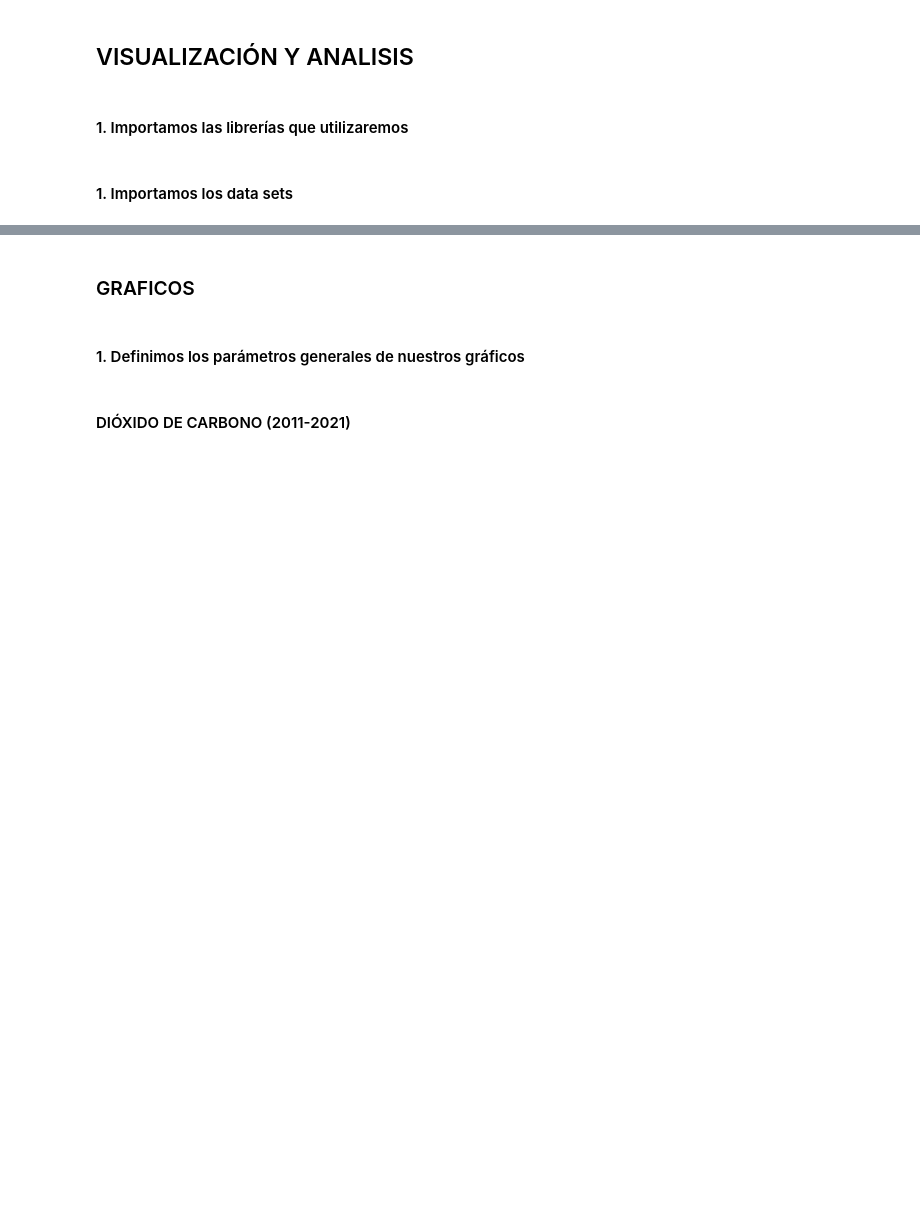
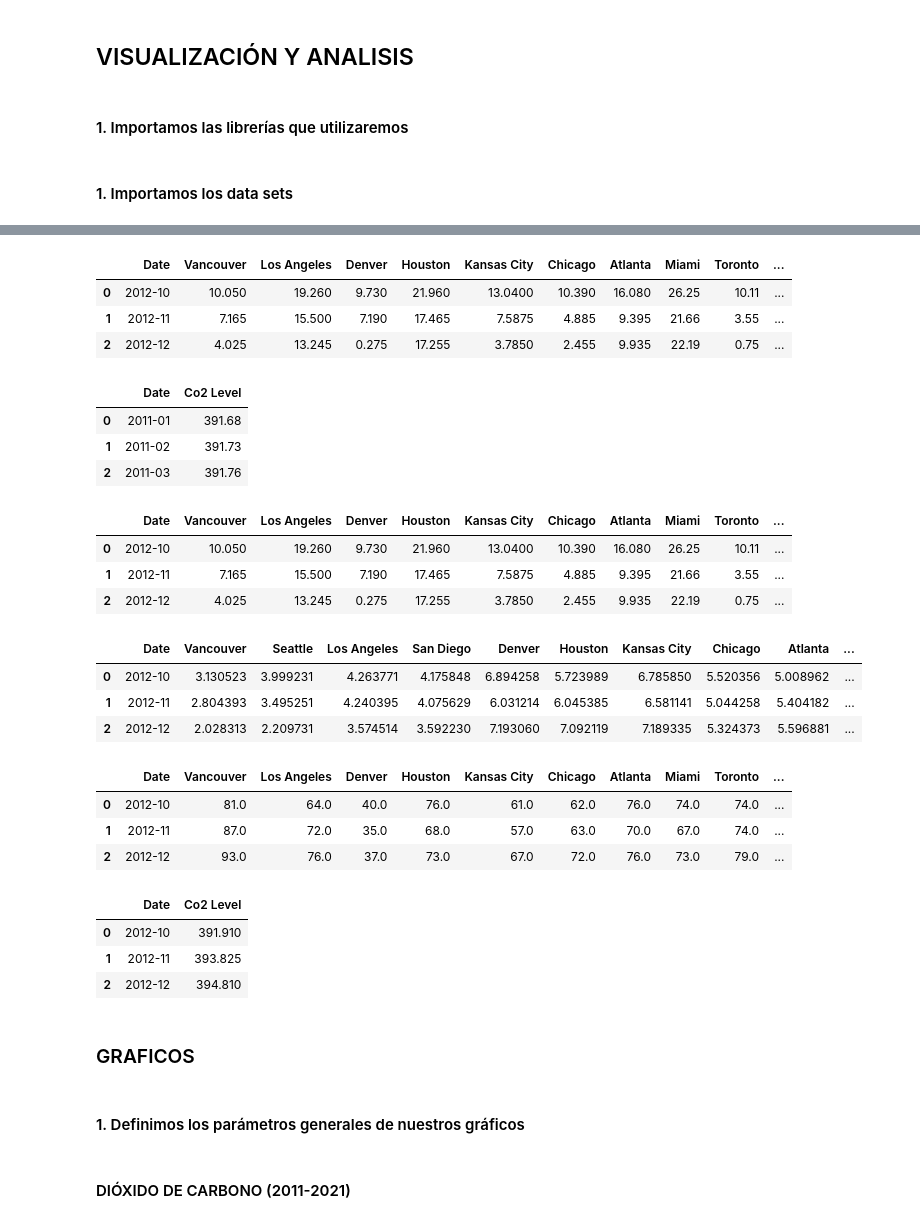
Before and after one commit to JulianTrufero/CO2-and-Temperatures-Seasonality, a Jupyter notebook: visualizations.ipynb, the cells around one changed output, grey strips where cells are left out. Saved outputs shown, nothing was run; the diff lists cells and outputs as text; code cells hidden in the pictures; blank space fills up the shorter version.

```diff
--- a/visualizations.ipynb
+++ b/visualizations.ipynb
@@ -14,15 +36,57 @@ import seaborn as sns
 # %%
 temc = pd.read_csv('/home/julian/Cursos/Ironhack/Proyectos/Proyecto2/P2-Pipelines/temc')
+# %%
+temc.head(3)
+# %% [output]
+|  | Date | Vancouver | Los Angeles | Denver | Houston | Kansas City | Chicago | Atlanta | Miami | Toronto | ... |
+| 0 | 2012-10 | 10.050 | 19.260 | 9.730 | 21.960 | 13.0400 | 10.390 | 16.080 | 26.25 | 10.11 | ... |
+| 1 | 2012-11 | 7.165 | 15.500 | 7.190 | 17.465 | 7.5875 | 4.885 | 9.395 | 21.66 | 3.55 | ... |
+| 2 | 2012-12 | 4.025 | 13.245 | 0.275 | 17.255 | 3.7850 | 2.455 | 9.935 | 22.19 | 0.75 | ... |
 # %%
 co2 = pd.read_csv('/home/julian/Cursos/Ironhack/Proyectos/Proyecto2/P2-Pipelines/co2')
+# %%
+co2.head(3)
+# %% [output]
+|  | Date | Co2 Level |
+| 0 | 2011-01 | 391.68 |
+| 1 | 2011-02 | 391.73 |
+| 2 | 2011-03 | 391.76 |
 # %%
 tyc = pd.read_csv('/home/julian/Cursos/Ironhack/Proyectos/Proyecto2/P2-Pipelines/tyc')
+# %%
+tyc.head(3)
+# %% [output]
+|  | Date | Vancouver | Los Angeles | Denver | Houston | Kansas City | Chicago | Atlanta | Miami | Toronto | ... |
+| 0 | 2012-10 | 10.050 | 19.260 | 9.730 | 21.960 | 13.0400 | 10.390 | 16.080 | 26.25 | 10.11 | ... |
+| 1 | 2012-11 | 7.165 | 15.500 | 7.190 | 17.465 | 7.5875 | 4.885 | 9.395 | 21.66 | 3.55 | ... |
+| 2 | 2012-12 | 4.025 | 13.245 | 0.275 | 17.255 | 3.7850 | 2.455 | 9.935 | 22.19 | 0.75 | ... |
 # %%
 volat = pd.read_csv('/home/julian/Cursos/Ironhack/Proyectos/Proyecto2/P2-Pipelines/volat')
+# %%
+volat.head(3)
+# %% [output]
+|  | Date | Vancouver | Seattle | Los Angeles | San Diego | Denver | Houston | Kansas City | Chicago | Atlanta | ... |
+| 0 | 2012-10 | 3.130523 | 3.999231 | 4.263771 | 4.175848 | 6.894258 | 5.723989 | 6.785850 | 5.520356 | 5.008962 | ... |
+| 1 | 2012-11 | 2.804393 | 3.495251 | 4.240395 | 4.075629 | 6.031214 | 6.045385 | 6.581141 | 5.044258 | 5.404182 | ... |
+| 2 | 2012-12 | 2.028313 | 2.209731 | 3.574514 | 3.592230 | 7.193060 | 7.092119 | 7.189335 | 5.324373 | 5.596881 | ... |
 # %%
 hm = pd.read_csv('/home/julian/Cursos/Ironhack/Proyectos/Proyecto2/P2-Pipelines/hm')
+# %%
+hm.head(3)
+# %% [output]
+|  | Date | Vancouver | Los Angeles | Denver | Houston | Kansas City | Chicago | Atlanta | Miami | Toronto | ... |
+| 0 | 2012-10 | 81.0 | 64.0 | 40.0 | 76.0 | 61.0 | 62.0 | 76.0 | 74.0 | 74.0 | ... |
+| 1 | 2012-11 | 87.0 | 72.0 | 35.0 | 68.0 | 57.0 | 63.0 | 70.0 | 67.0 | 74.0 | ... |
+| 2 | 2012-12 | 93.0 | 76.0 | 37.0 | 73.0 | 67.0 | 72.0 | 76.0 | 73.0 | 79.0 | ... |
 # %%
 cco2 = pd.read_csv('/home/julian/Cursos/Ironhack/Proyectos/Proyecto2/P2-Pipelines/cco2')
+# %%
+cco2.head(3)
+# %% [output]
+|  | Date | Co2 Level |
+| 0 | 2012-10 | 391.910 |
+| 1 | 2012-11 | 393.825 |
+| 2 | 2012-12 | 394.810 |
 # %% [markdown]
 ### GRAFICOS
 # %% [markdown]
```
Also changed, not shown: parts of 8 cells of this notebook, 2 other files.
